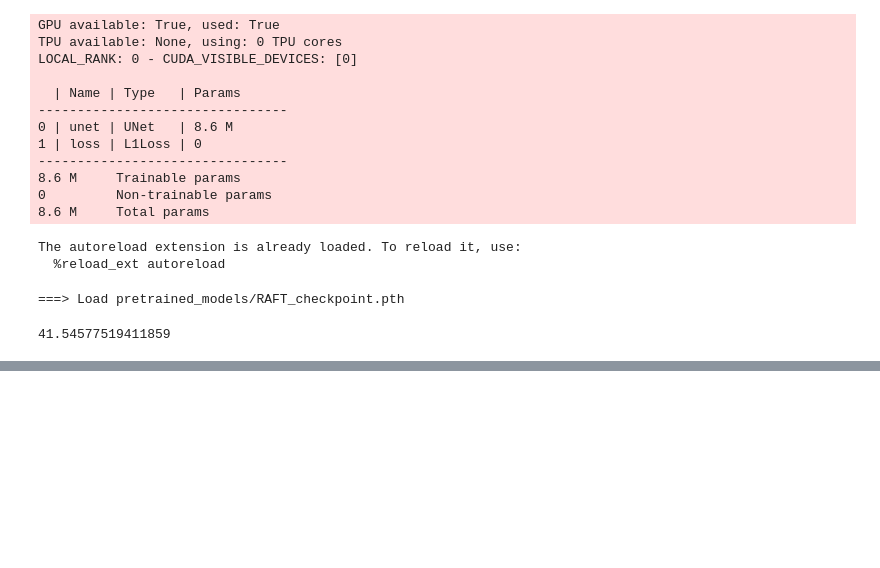
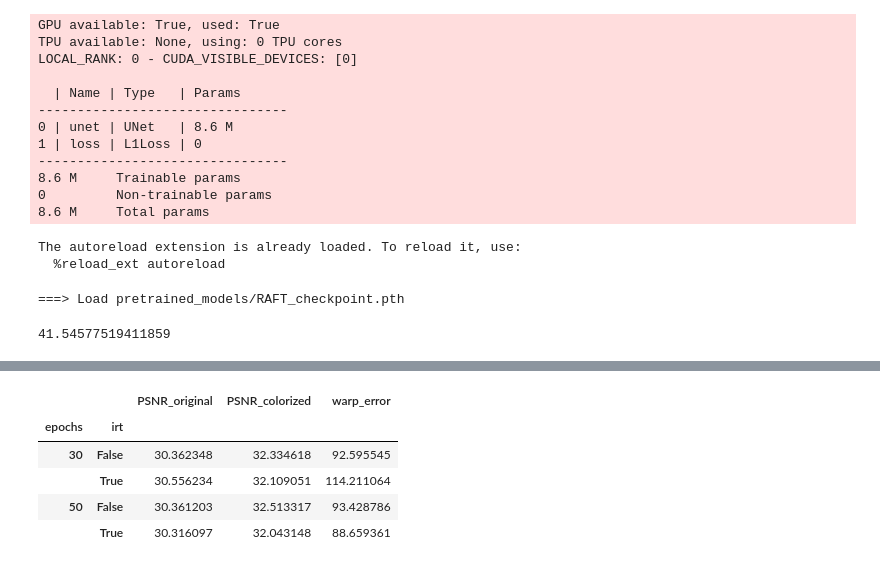
Before and after one commit to nicolas-dufour/instance-video-colorization, a Jupyter notebook: deepvideoprior.ipynb, the cells around one changed output, grey strips where cells are left out. Cells and saved outputs as stored; diff of their text form; code cells hidden in the pictures; blank space fills up the shorter version.

```diff
--- a/deepvideoprior.ipynb
+++ b/deepvideoprior.ipynb
@@ -262,0 +476,9 @@ df
+# %%
+prior_df[prior_df['PSNR_colorized']>29].groupby(['epochs','irt']).mean()
+# %% [output]
+|  |  | PSNR_original | PSNR_colorized | warp_error |
+| epochs | irt |  |  |  |
+| 30 | False | 30.362348 | 32.334618 | 92.595545 |
+|  | True | 30.556234 | 32.109051 | 114.211064 |
+| 50 | False | 30.361203 | 32.513317 | 93.428786 |
+|  | True | 30.316097 | 32.043148 | 88.659361 |
```
Also changed, not shown: parts of 19 cells of this notebook.
